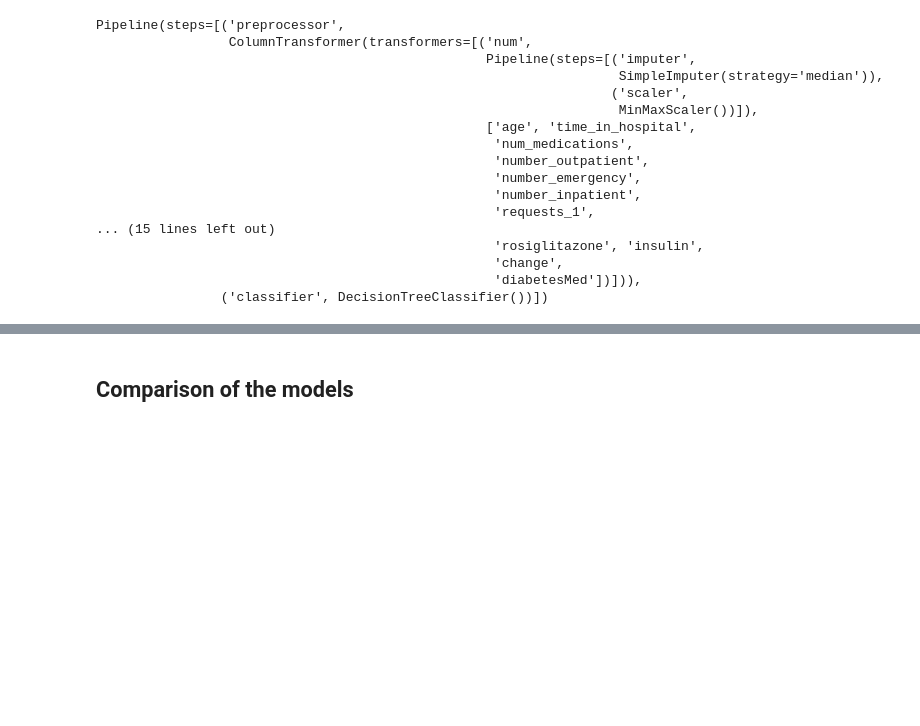
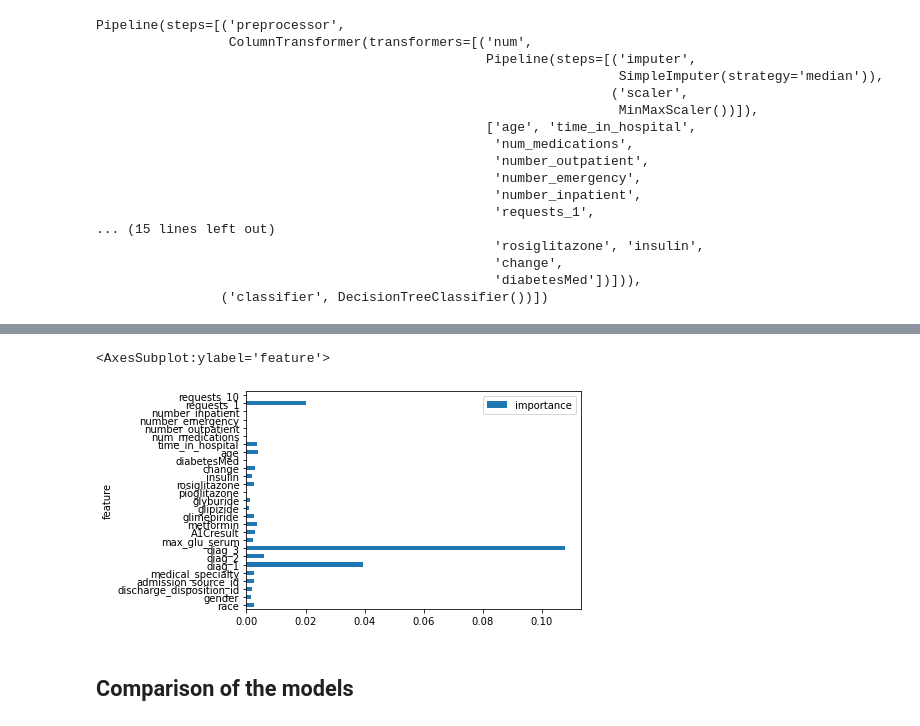
Before and after one commit to caarbelaezg/diabetes-problem, a Jupyter notebook: notebooks/predictive_models.ipynb, the cells around one changed output, grey strips where cells are left out. Saved outputs shown, nothing was run; the diff lists cells and outputs as text; code cells hidden in the pictures; blank space fills up the shorter version.

```diff
--- a/notebooks/predictive_models.ipynb
+++ b/notebooks/predictive_models.ipynb
@@ -214,3 +246,9 @@ pd.DataFrame(columns = ['feature', 'importance'], data = fi).plot.barh(x='featur
+# %%
+fi = list(zip(X_train.columns.values, xgb_pipeline.steps[1][1].feature_importances_))
+pd.DataFrame(columns = ['feature', 'importance'], data = fi).plot.barh(x='feature', y='importance')
+# %% [output]
+<AxesSubplot:ylabel='feature'>
+[figure, added]
 # %% [markdown]
 ## Comparison of the models
 # %%
```
Also changed, not shown: parts of 13 cells of this notebook.
